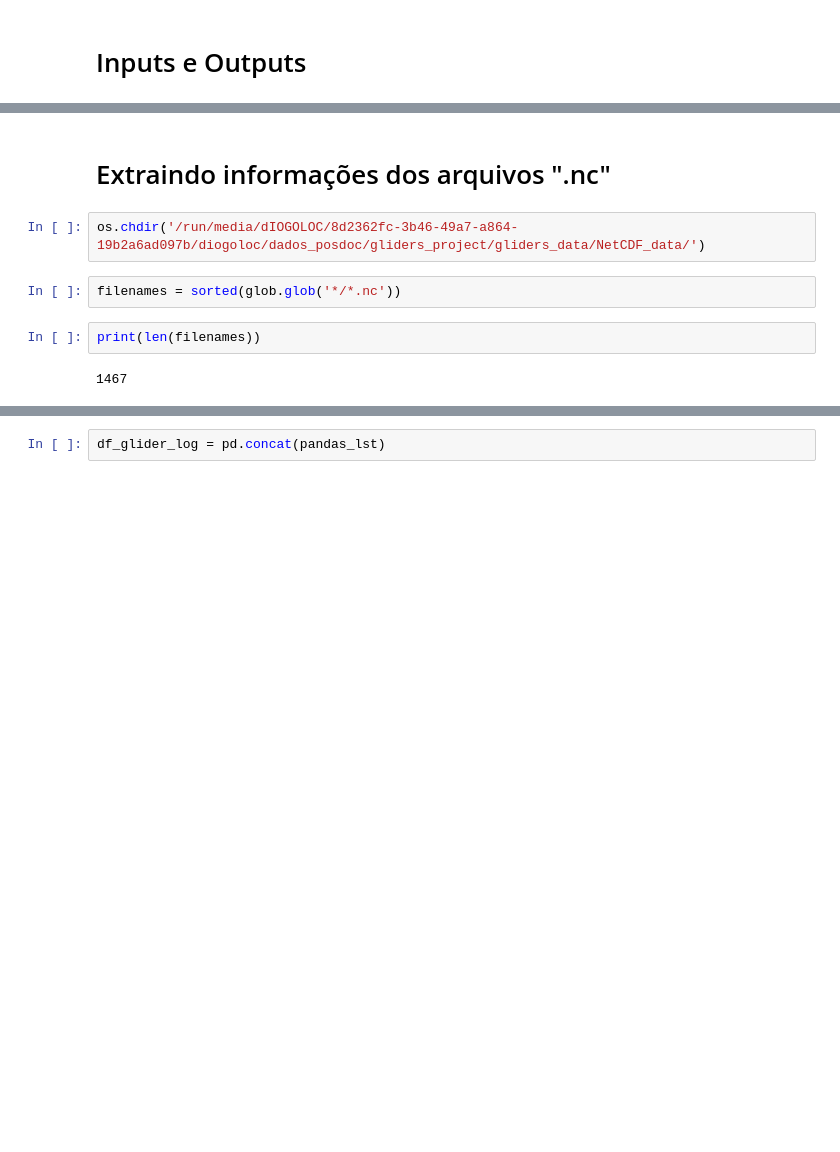
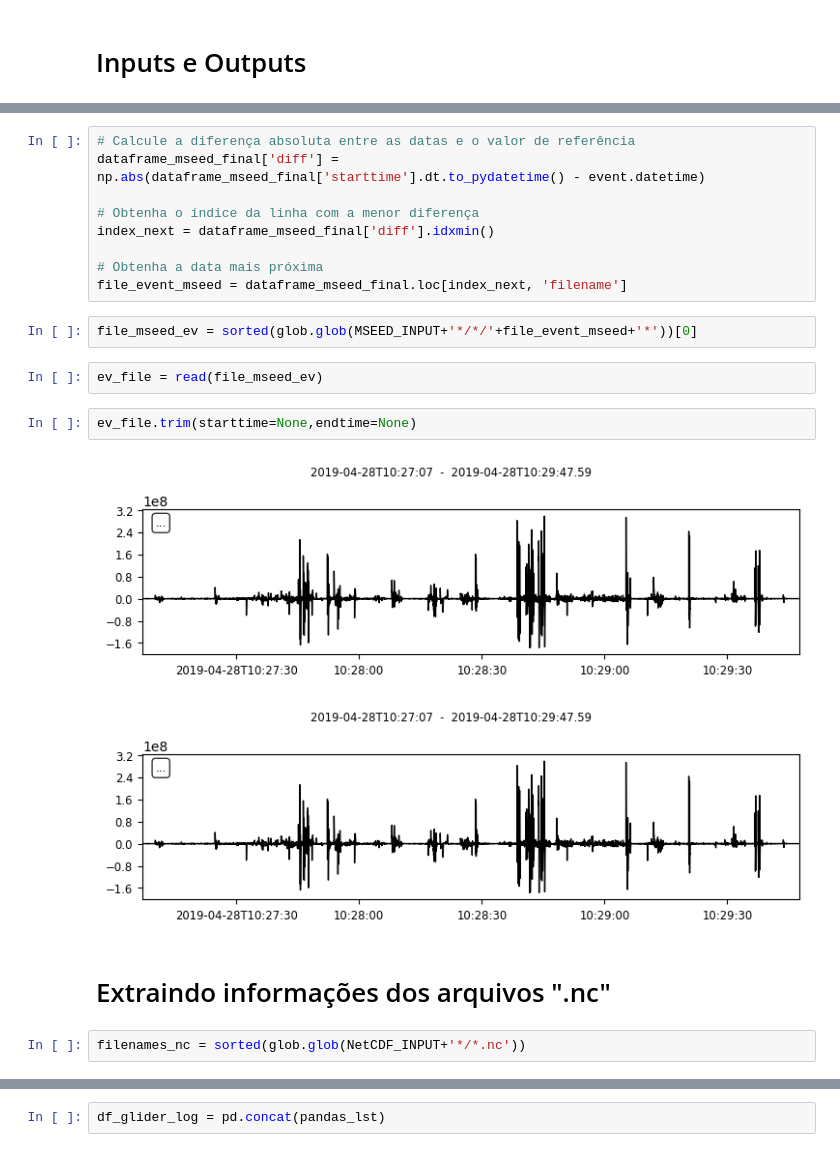
Before and after one commit to dIOGOLOC/marefone, a Jupyter notebook: diverse_tools/Tutorial/Tutorial_event_mseed_nc_file.ipynb, the cells around one changed output, grey strips where cells are left out. Cells and saved outputs as stored; diff of their text form; blank space fills up the shorter version.

Commit message:
Improving plots.

```diff
--- a/diverse_tools/Tutorial/Tutorial_event_mseed_nc_file.ipynb
+++ b/diverse_tools/Tutorial/Tutorial_event_mseed_nc_file.ipynb
@@ -38,13 +126,25 @@ FOLDER_OUTPUT = '/home/dIOGOLOC/dados_posdoc/gliders_project/OUTPUT/'
+# %%
+# Calcule a diferença absoluta entre as datas e o valor de referência
+dataframe_mseed_final['diff'] = np.abs(dataframe_mseed_final['starttime'].dt.to_pydatetime() - event.datetime)
+
+# Obtenha o índice da linha com a menor diferença
+index_next = dataframe_mseed_final['diff'].idxmin()
+
+# Obtenha a data mais próxima
+file_event_mseed = dataframe_mseed_final.loc[index_next, 'filename']
+# %%
+file_mseed_ev = sorted(glob.glob(MSEED_INPUT+'*/*/'+file_event_mseed+'*'))[0]
+# %%
+ev_file = read(file_mseed_ev)
+# %%
+ev_file.trim(starttime=None,endtime=None)
+# %% [output]
+[figure, added]
+[figure, added]
 # %% [markdown]
 # Extraindo informações dos arquivos ".nc"
-# %%
-os.chdir('/run/media/dIOGOLOC/8d2362fc-3b46-49a7-a864-19b2a6ad097b/diogoloc/dados_posdoc/gliders_project/gliders_data/NetCDF_data/')
 # %%
-filenames = sorted(glob.glob('*/*.nc'))
+filenames_nc = sorted(glob.glob(NetCDF_INPUT+'*/*.nc'))
-# %%
-print(len(filenames))
-# %% [output]
-1467
 # %%
 names = [
     'time',
```
Also changed, not shown: parts of 12 cells of this notebook.
